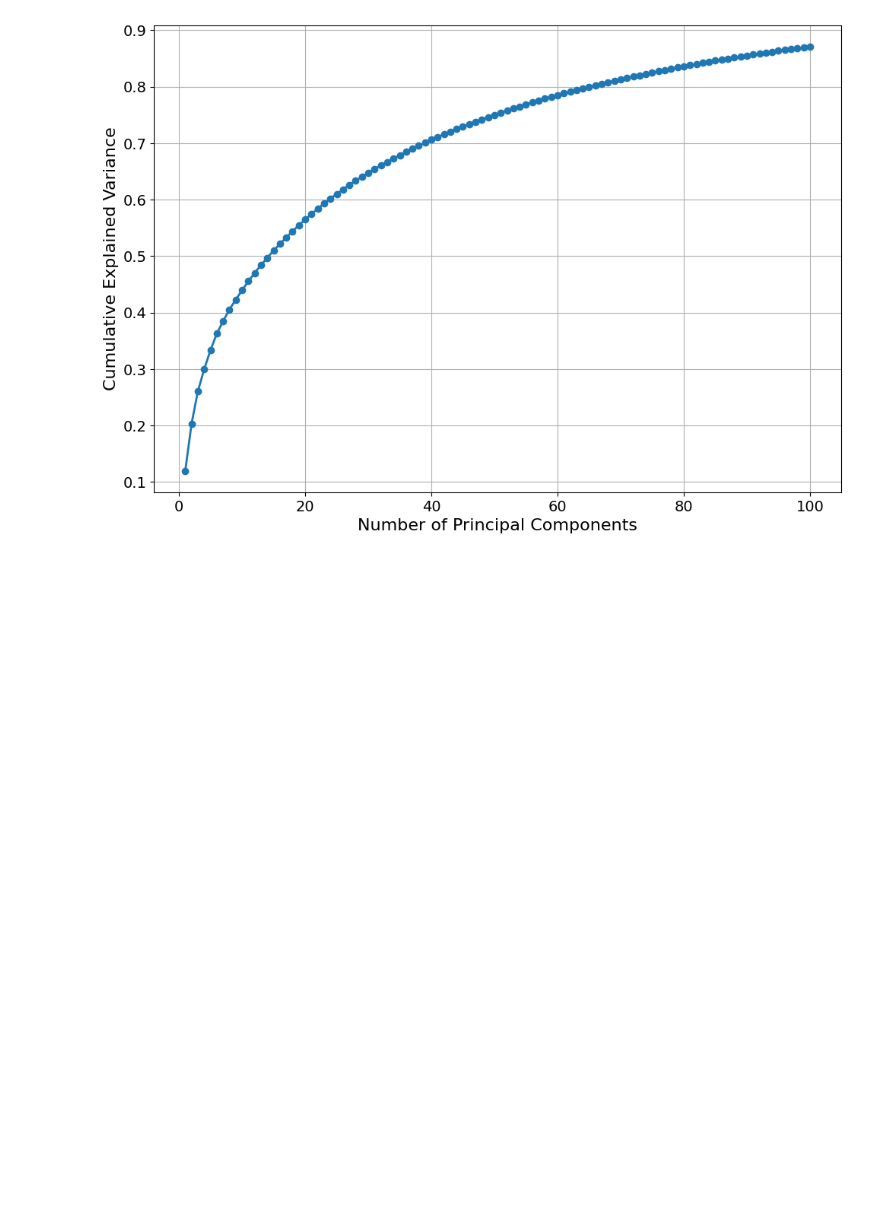
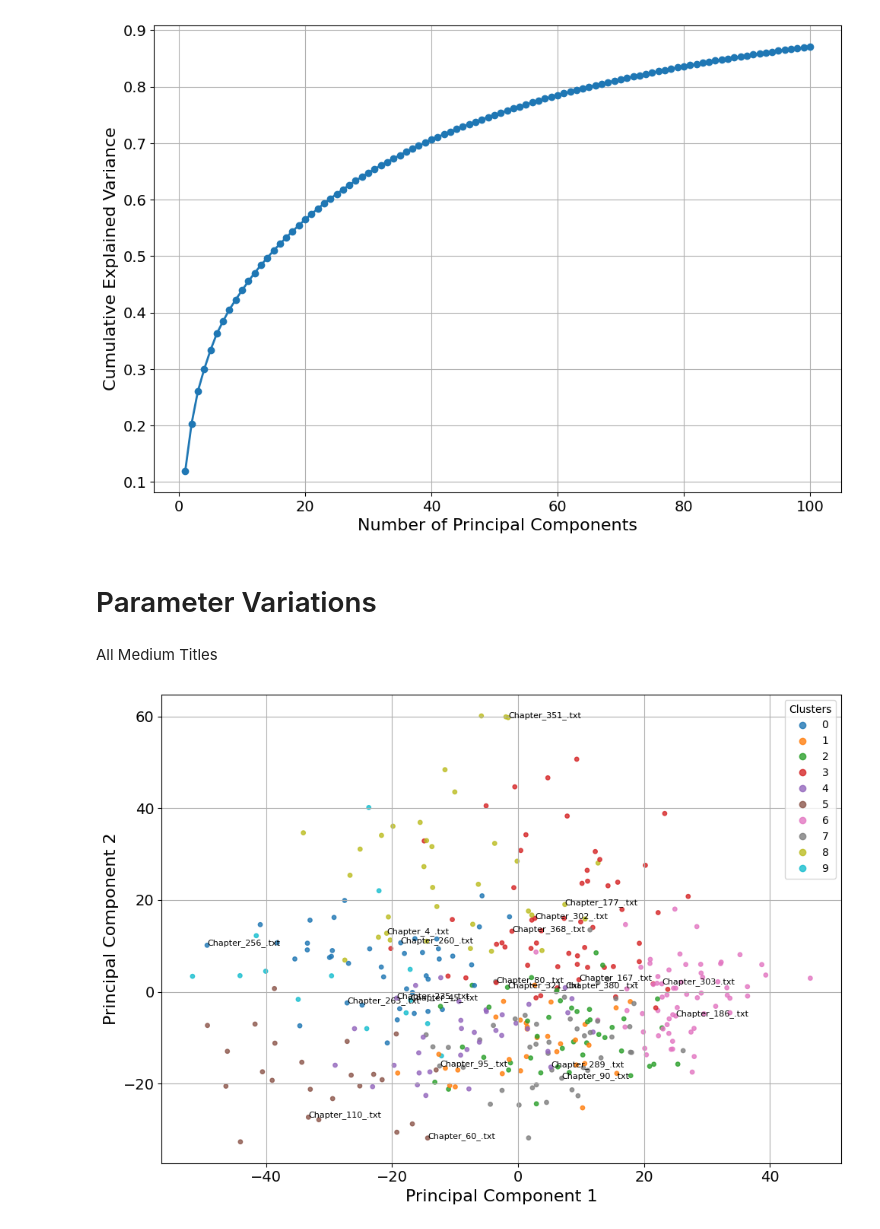
Before and after one commit to TheSharkhead2/llm_text_embedding, a Jupyter notebook: Embeddings&Visualizations.ipynb, the cells around one changed output. Cells and saved outputs as stored; diff of their text form; code cells hidden in the pictures; blank space fills up the shorter version.

Commit message:
Final Embeddings&Visualizations.ipynb

```diff
--- a/Embeddings&Visualizations.ipynb
+++ b/Embeddings&Visualizations.ipynb
@@ -649,3 +649,7 @@ plt.savefig('/content/drive/My Drive/mediumTitles_cumulativeVariance_pca.png')
 plt.show()
 # %% [output]
 [figure]
+# %% [markdown]
+# Parameter Variations
+# %% [markdown]
+All Medium Titles
@@ -651,0 +662,63 @@ plt.show()
+# %%
+'''
+I looked up code on how to find the 10 closest data points and
+store it in a csv from the cluster centroids using OpenAI
+'''
+pca = PCA(n_components=2)
+embeddings_2d = pca.fit_transform(embeddings_mediumTitles)
+
+n_clusters = 10
+kmeans = KMeans(n_clusters=n_clusters, random_state=42)
+cluster_labels = kmeans.fit_predict(embeddings_mediumTitles)
+
+centroids = kmeans.cluster_centers_
+distances = cdist(embeddings_mediumTitles, centroids, 'euclidean')
+
+top_n = 10
+representative_points = {}
+
+for cluster_id in range(n_clusters):
+    cluster_indices = np.where(cluster_labels == cluster_id)[0]
+    cluster_distances = distances[cluster_indices, cluster_id]
+    sorted_indices = cluster_indices[np.argsort(cluster_distances)]
+    representative_points[cluster_id] = {
+        'filenames': [keys_mediumTitles[i] for i in sorted_indices[:top_n]],
+        'distances': cluster_distances[np.argsort(cluster_distances)][:top_n]
+    }
+
+output_data = []
+
+for cluster_id, data in representative_points.items():
+    for filename, dist in zip(data['filenames'], data['distances']):
+        matched_row = df[df['Original Filename'] == filename]
+        if not matched_row.empty:
+            actual_name = matched_row['Generated Title'].values[0]
+        else:
+            actual_name = filename
+        output_data.append([cluster_id, actual_name, dist])
+
+output_df = pd.DataFrame(output_data, columns=['Cluster ID', 'Actual Name', 'Distance'])
+output_df.to_csv('/content/drive/MyDrive/Parameter_training:All_Medium_Titles/representative_points_embeddings_All_Medium_Titles.csv', index=False)
+
+plt.figure(figsize=(10, 7))
+scatter = plt.scatter(
+    embeddings_2d[:, 0], embeddings_2d[:, 1],
+    c=cluster_labels, cmap='tab10',
+    s=15, alpha=0.8
+)
+
+for i in range(0, len(keys_mediumTitles), len(keys_mediumTitles)//20):
+    plt.annotate(str(keys_mediumTitles[i]), (embeddings_2d[i, 0], embeddings_2d[i, 1]), fontsize=8)
+
+plt.legend(*scatter.legend_elements(), title="Clusters")
+plt.xlabel('Principal Component 1', fontsize=16)
+plt.ylabel('Principal Component 2', fontsize=16)
+plt.xticks(fontsize=14)
+plt.yticks(fontsize=14)
+plt.grid(True)
+plt.tight_layout()
+
+plt.savefig('/content/drive/MyDrive/Parameter_training:All_Medium_Titles/pca_clusters_All Medium Titles.png')
+plt.show()
+# %% [output]
+[figure, added]
```
Also changed, not shown: parts of 40 cells of this notebook.
